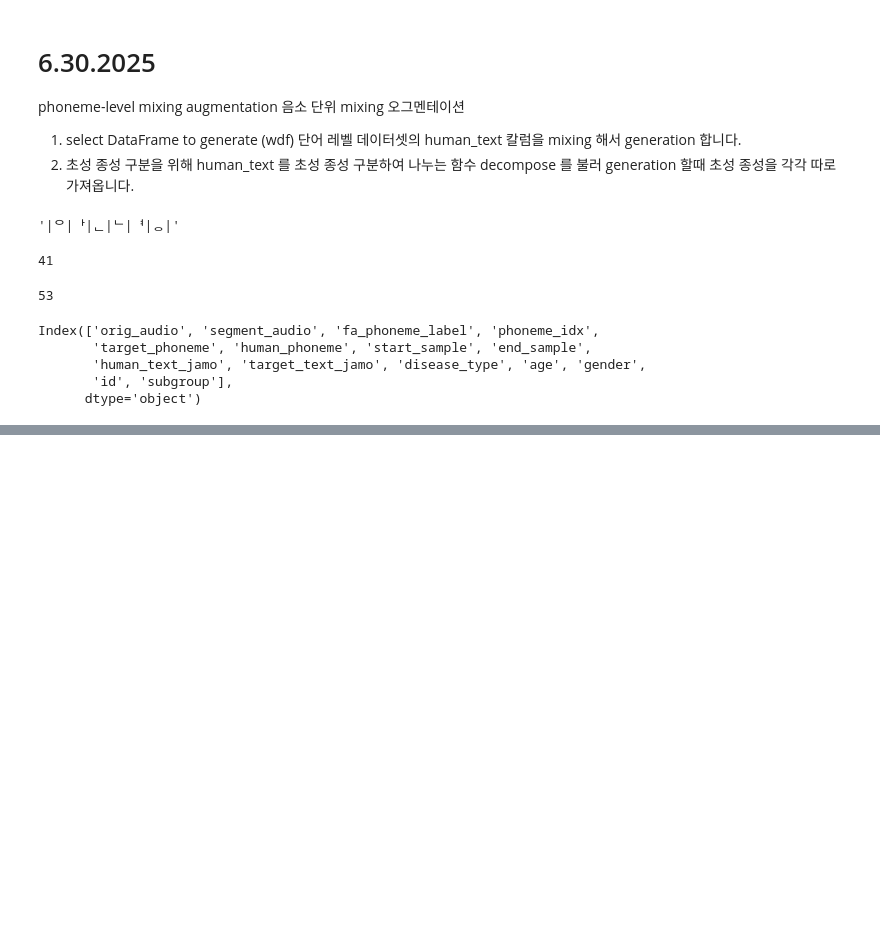
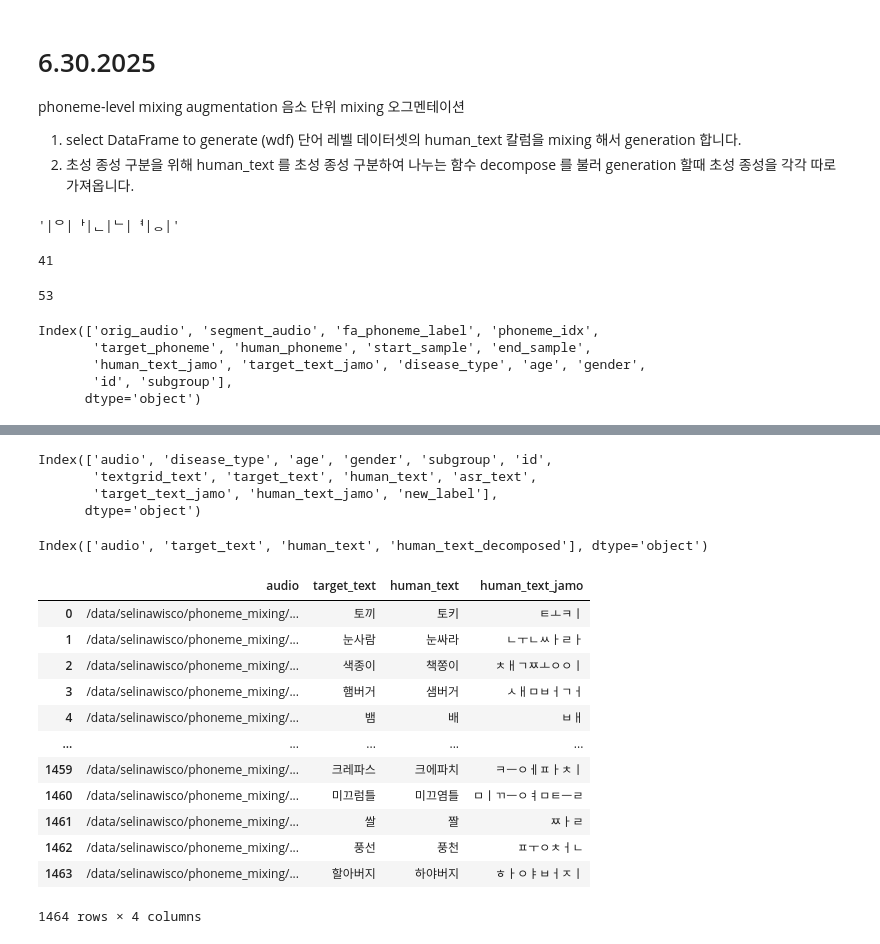
Before and after one commit to seimy6681/kor_children_ssd_detection, a Jupyter notebook: augmentation/mixing_and_others/phoneme_mixing.ipynb, the cells around one changed output, grey strips where cells are left out. Drawn from its saved outputs; the diff is of its cells as text; code cells hidden in the pictures; blank space fills up the shorter version.

```diff
--- a/augmentation/mixing_and_others/phoneme_mixing.ipynb
+++ b/augmentation/mixing_and_others/phoneme_mixing.ipynb
@@ -186,0 +238,15 @@ jamo not found in target text
+# %%
+# fold 0 train + mixed 합치기
+mixed = pd.read_csv(f'/data/selinawisco/phoneme_mixing/mixed_test_fold_{fold}/test_fold_{fold}.csv')
+orig_train = pd.read_csv(f'/data/selinawisco/kochild/five_fold_datasets/test_fold_{fold}_train.csv')
+# %%
+orig_train.columns
+# %% [output]
+Index(['audio', 'disease_type', 'age', 'gender', 'subgroup', 'id',
+       'textgrid_text', 'target_text', 'human_text', 'asr_text',
+       'target_text_jamo', 'human_text_jamo', 'new_label'],
+      dtype='object')
+# %%
+mixed.columns
+# %% [output]
+Index(['audio', 'target_text', 'human_text', 'human_text_decomposed'], dtype='object')
@@ -186,0 +257,19 @@ jamo not found in target text
+# %%
+mixed = mixed.drop(columns=["human_text_decomposed"])
+mixed['human_text_jamo'] = mixed['human_text'].apply(hangul_jamo.decompose)
+# %%
+mixed
+# %% [output]
+|  | audio | target_text | human_text | human_text_jamo |
+| 0 | /data/selinawisco/phoneme_mixing/... | 토끼 | 토키 | ㅌㅗㅋㅣ |
+| 1 | /data/selinawisco/phoneme_mixing/... | 눈사람 | 눈싸라 | ㄴㅜㄴㅆㅏㄹㅏ |
+| 2 | /data/selinawisco/phoneme_mixing/... | 색종이 | 책쫑이 | ㅊㅐㄱㅉㅗㅇㅇㅣ |
+| 3 | /data/selinawisco/phoneme_mixing/... | 햄버거 | 샘버거 | ㅅㅐㅁㅂㅓㄱㅓ |
+| 4 | /data/selinawisco/phoneme_mixing/... | 뱀 | 배 | ㅂㅐ |
+| ... | ... | ... | ... | ... |
+| 1459 | /data/selinawisco/phoneme_mixing/... | 크레파스 | 크에파치 | ㅋㅡㅇㅔㅍㅏㅊㅣ |
+| 1460 | /data/selinawisco/phoneme_mixing/... | 미끄럼틀 | 미끄염틀 | ㅁㅣㄲㅡㅇㅕㅁㅌㅡㄹ |
+| 1461 | /data/selinawisco/phoneme_mixing/... | 쌀 | 짤 | ㅉㅏㄹ |
+| 1462 | /data/selinawisco/phoneme_mixing/... | 풍선 | 풍천 | ㅍㅜㅇㅊㅓㄴ |
+| 1463 | /data/selinawisco/phoneme_mixing/... | 할아버지 | 하야버지 | ㅎㅏㅇㅑㅂㅓㅈㅣ |
+1464 rows × 4 columns
```
Also changed, not shown: parts of 9 cells of this notebook.
